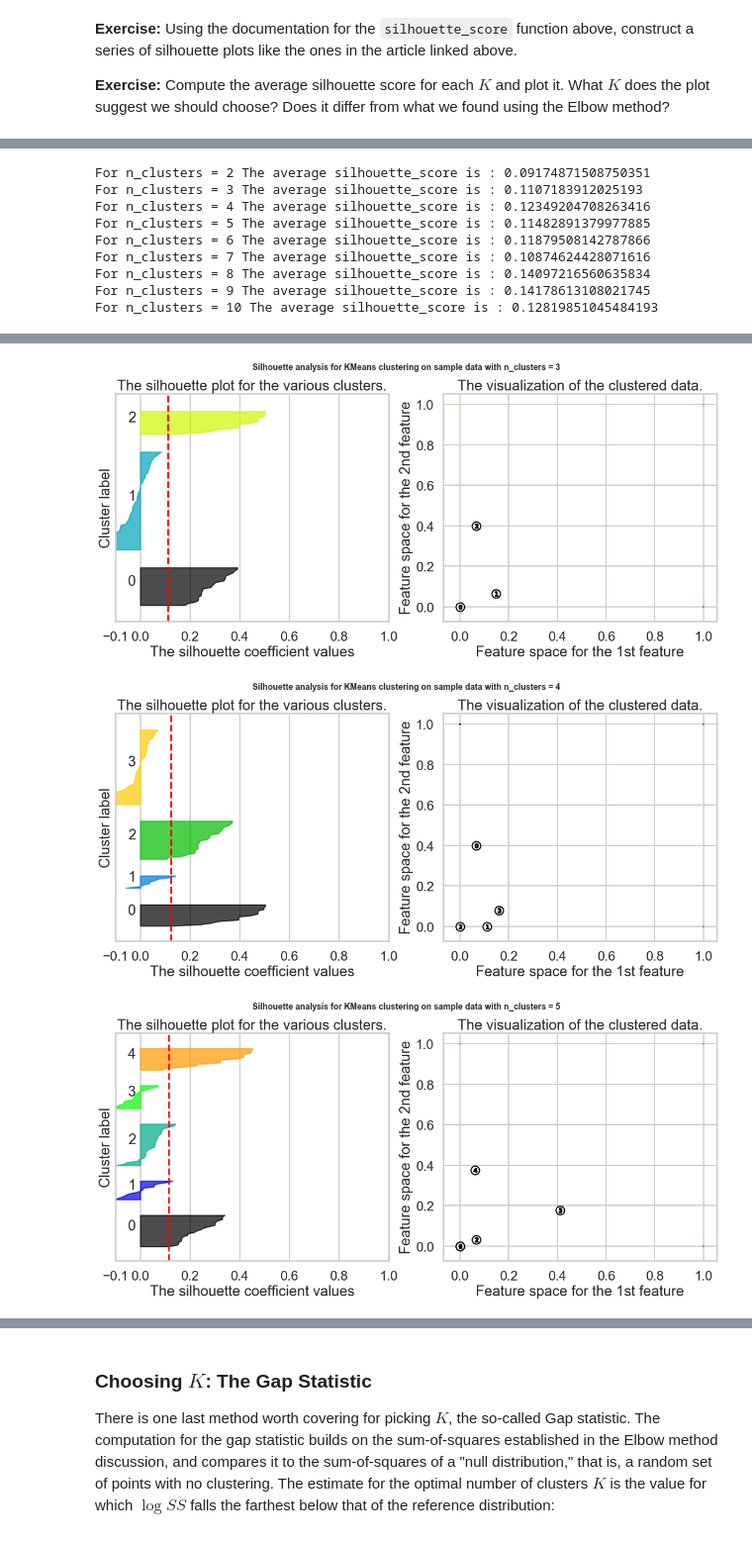
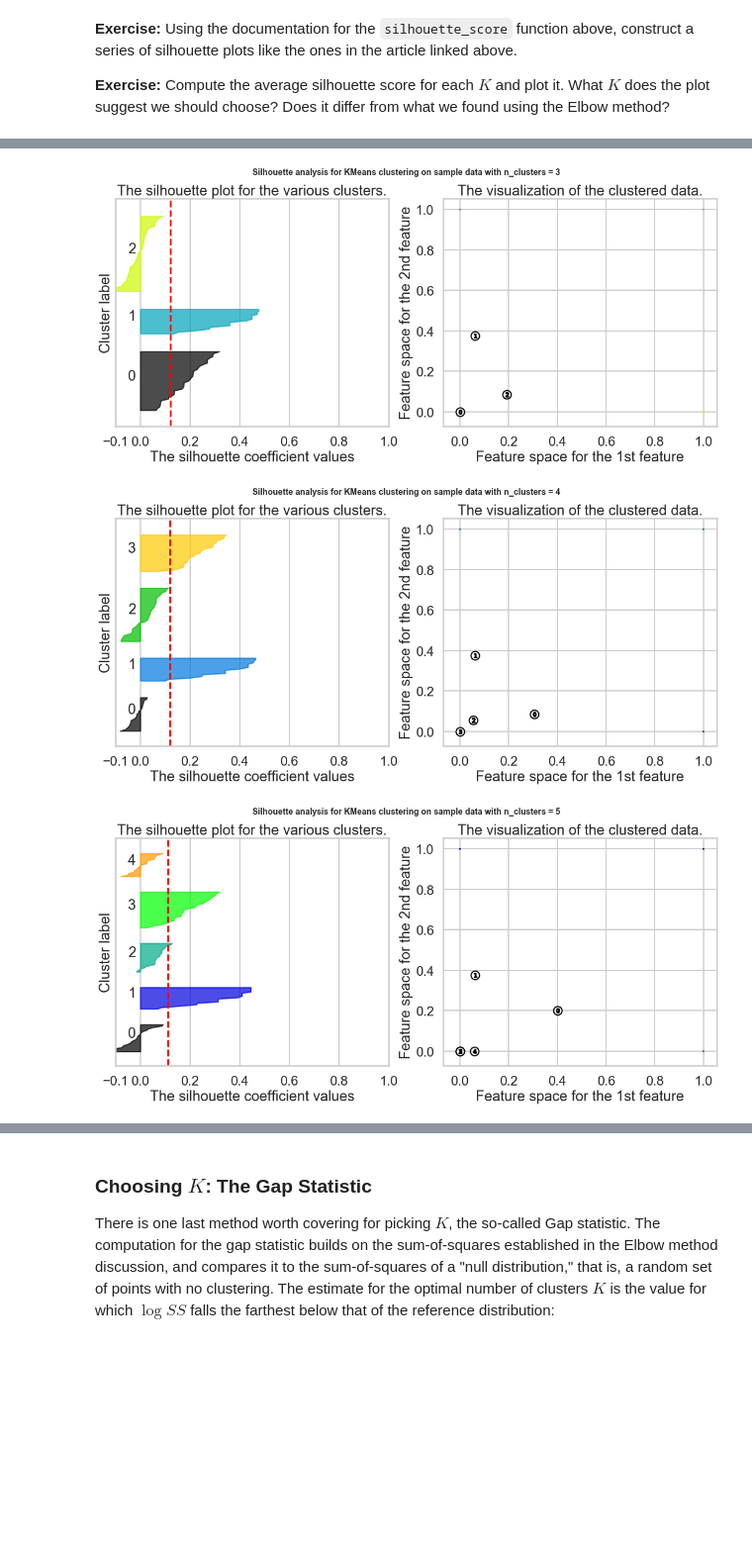
Before and after one commit to annafin/Springboard-Data-Science, a Jupyter notebook: unit_10_machine_learning/clustering/Mini_Project_Clustering.ipynb, the cells around one changed output, grey strips where cells are left out. Shown at 99% size. Cells and saved outputs as stored; diff of their text form; code cells hidden in the pictures; blank space fills up the shorter version.

```diff
--- a/unit_10_machine_learning/clustering/Mini_Project_Clustering.ipynb
+++ b/unit_10_machine_learning/clustering/Mini_Project_Clustering.ipynb
@@ -220,12 +220,10 @@ for n_clusters in range(2, 11):
     ax1.set_xlim([-0.1, 1])
     ax1.set_ylim([0, len(x_cols) + (n_clusters + 1) * 10])
 
-    kmeans_cluster = KMeans(n_clusters=n_clusters, random_state=10)
+    kmeans_cluster = KMeans(n_clusters=n_clusters, random_state=42)
     cluster_labels = kmeans_cluster.fit_predict(x_cols)
 
     silhouette_avg = silhouette_score(x_cols, cluster_labels)
-    print("For n_clusters =", n_clusters,
-          "The average silhouette_score is :", silhouette_avg)
 
     sample_silhouette_values = silhouette_samples(x_cols, cluster_labels)
 
@@ -280,12 +278,3 @@ for n_clusters in range(2, 11):
 
 plt.show()
 # %% [output]
-For n_clusters = 2 The average silhouette_score is : 0.09174871508750351
-For n_clusters = 3 The average silhouette_score is : 0.1107183912025193
-For n_clusters = 4 The average silhouette_score is : 0.12349204708263416
-For n_clusters = 5 The average silhouette_score is : 0.11482891379977885
-For n_clusters = 6 The average silhouette_score is : 0.11879508142787866
-For n_clusters = 7 The average silhouette_score is : 0.10874624428071616
-For n_clusters = 8 The average silhouette_score is : 0.14097216560635834
-For n_clusters = 9 The average silhouette_score is : 0.14178613108021745
-For n_clusters = 10 The average silhouette_score is : 0.12819851045484193
@@ -293,3 +282,3 @@ For n_clusters = 10 The average silhouette_score is : 0.12819851045484193
-[figure, old version]
+[figure, new version]
-[figure, old version]
+[figure, new version]
-[figure, old version]
+[figure, new version]
```
Also changed, not shown: parts of 16 cells of this notebook.
